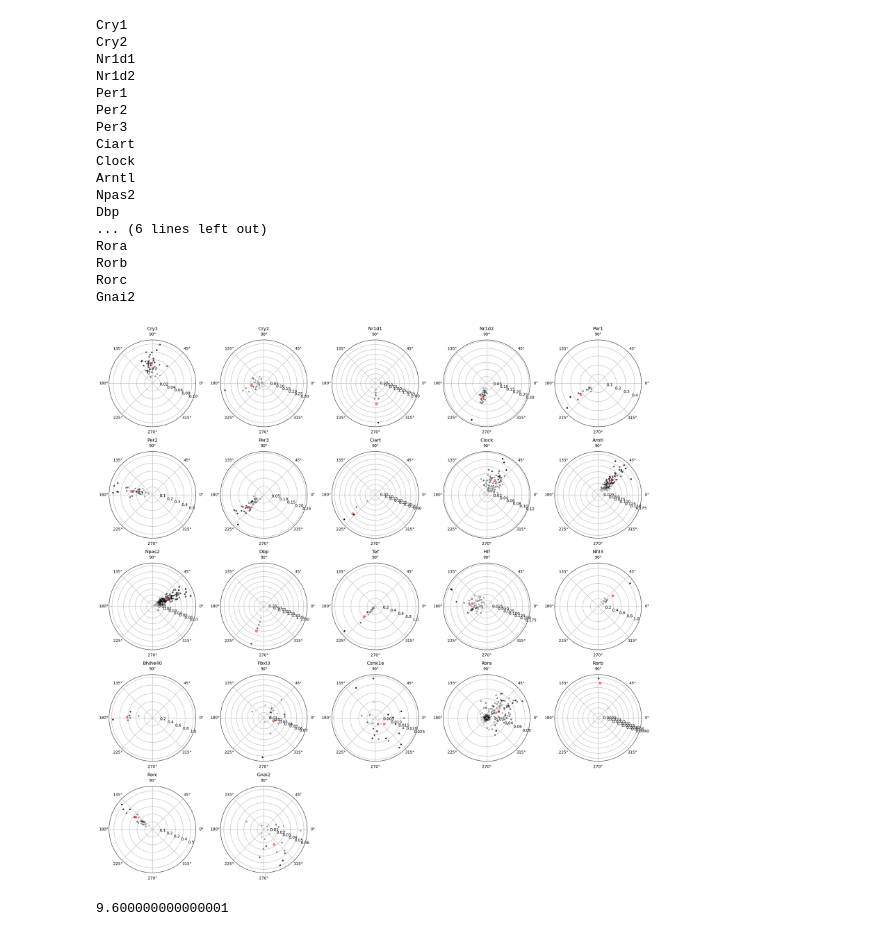
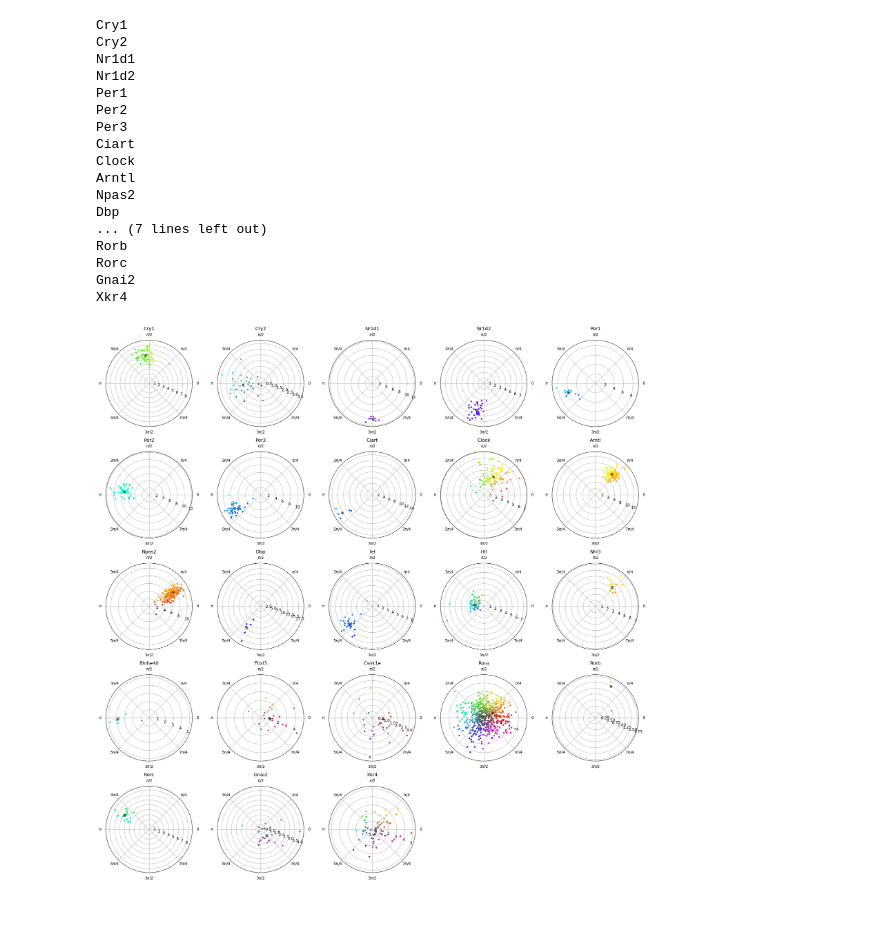
Before and after one commit to jmbreda/PROseq, a Jupyter notebook: notebooks/Waves.ipynb, the cells around one changed output. Cells and saved outputs as stored; diff of their text form; code cells hidden in the pictures.

Commit message:
notebook phase amp per gene

```diff
--- a/notebooks/Waves.ipynb
+++ b/notebooks/Waves.ipynb
@@ -26,7 +44,7 @@ for sample in Samples:
         elif strand=='reverse':
             f[t]['-'] = bw.open(f"{data_folder}/{sample}/NormCoverage_3p_{strand}_bin{bin_size}bp.bw")
 
-Genes = ["Cry1","Cry2","Nr1d1","Nr1d2","Per1","Per2","Per3","Ciart","Clock","Arntl","Npas2","Dbp","Tef","Hlf","Nfil3","Bhlhe40","Fbxl3","Csnk1e","Rora","Rorb","Rorc","Gnai2"]
+Genes = ["Cry1","Cry2","Nr1d1","Nr1d2","Per1","Per2","Per3","Ciart","Clock","Arntl","Npas2","Dbp","Tef","Hlf","Nfil3","Bhlhe40","Fbxl3","Csnk1e","Rora","Rorb","Rorc","Gnai2","Xkr4"]
 n_col = int(np.ceil(np.sqrt(len(Genes))))
 n_row = int(np.ceil(len(Genes)/n_col))
 fig = plt.figure(figsize=(n_col*4,n_row*4))
@@ -59,8 +77,8 @@ for g, gene in enumerate(Genes):
     df = df.loc[~idx_out,:]
     df[np.isnan(df.values)] = 0
 
-    X = df.values
-    w = X.sum(1)
+    X = np.log(df.values + 1/bin_size)
+    w = df.values.sum(1)
     w = w/w.sum()
     alpha = 0.8*(w/np.max(w)) + .1
 
@@ -71,40 +89,47 @@ for g, gene in enumerate(Genes):
         phi_n = np.angle(f_n)
 
         f_m = np.sum(f_n*w)
         a = np.abs(f_m)
         phi = np.angle(f_m)
 
+    # get color
+    color = len(phi_n)*[(0,0,0)]
+    for i,p in enumerate(phi_n):
+        # normalize phase and amplitude in [0,1]
+        h = (p % (2*np.pi))/(2*np.pi)
+        s = 1 - np.exp(-a_n[i])
+        v = 1 - np.exp(-a_n[i])
+        color[i] = hsv_to_rgb(h,s,v)
+
     # plot in polar coordinates
     ax = fig.add_subplot(n_row,n_col,g+1,projection='polar')
-    ax.scatter(phi_n,a_n,s=10,marker='o',c='k',alpha=alpha)
-    ax.plot(phi,a,'o',color='r',alpha=0.5)
+    ax.scatter(phi_n,a_n,s=10,marker='o',c=color)
+    ax.plot(phi,a,'o',color='k',alpha=0.5)
     ax.set_rmax(1.1*np.max(a_n))
-    #ax.set_rticks([0.25, 0.5])  # less radial ticks
     ax.set_rlabel_position(-22.5)  # get radial labels away from plotted line
+    ax.set_xticks(np.arange(0,2*np.pi,np.pi/4))
+    ax.set_xticklabels([r'0',r'$\pi/4$',r'$\pi/2$',r'$3\pi/4$',r'$\pi$',r'$5\pi/4$',r'$3\pi/2$',r'$7\pi/4$'])
     ax.grid(True)
     ax.set_title(gene)
 
 plt.tight_layout()
+plt.savefig('../results/fig/gene_phase_amp.pdf')
 # %% [output]
 Cry1
 Cry2
 Nr1d1
 Nr1d2
 Per1
 Per2
 Per3
 Ciart
 Clock
 Arntl
 Npas2
 Dbp
-... (6 lines left out)
-Rora
+... (7 lines left out)
 Rorb
 Rorc
 Gnai2
+Xkr4
-[figure, old version]
+[figure, new version]
-# %%
-.8*T.shape[0]
-# %% [output]
-9.600000000000001
```
Also changed, not shown: parts of 3 cells of this notebook.
